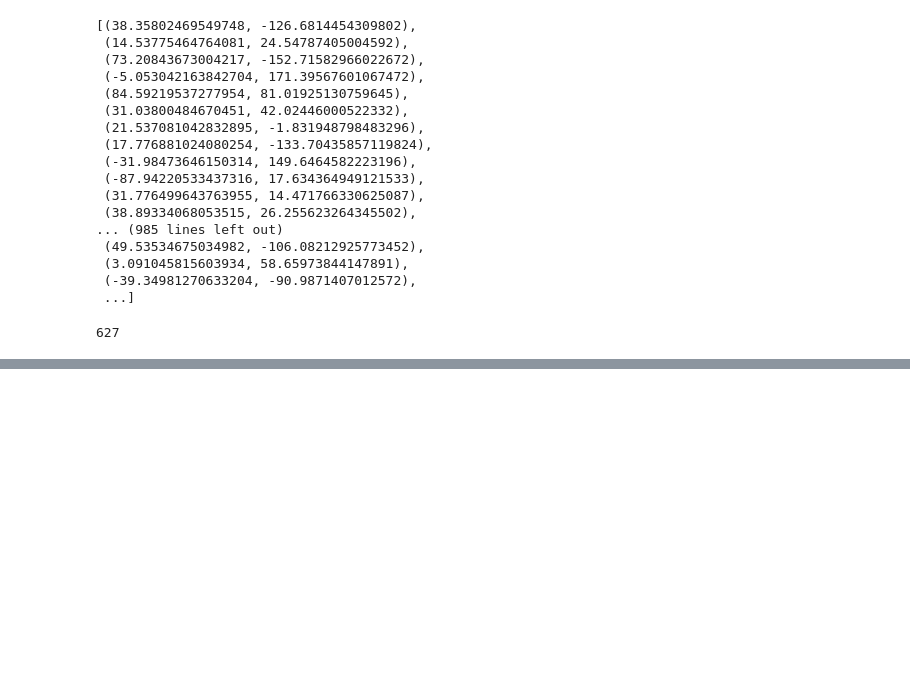
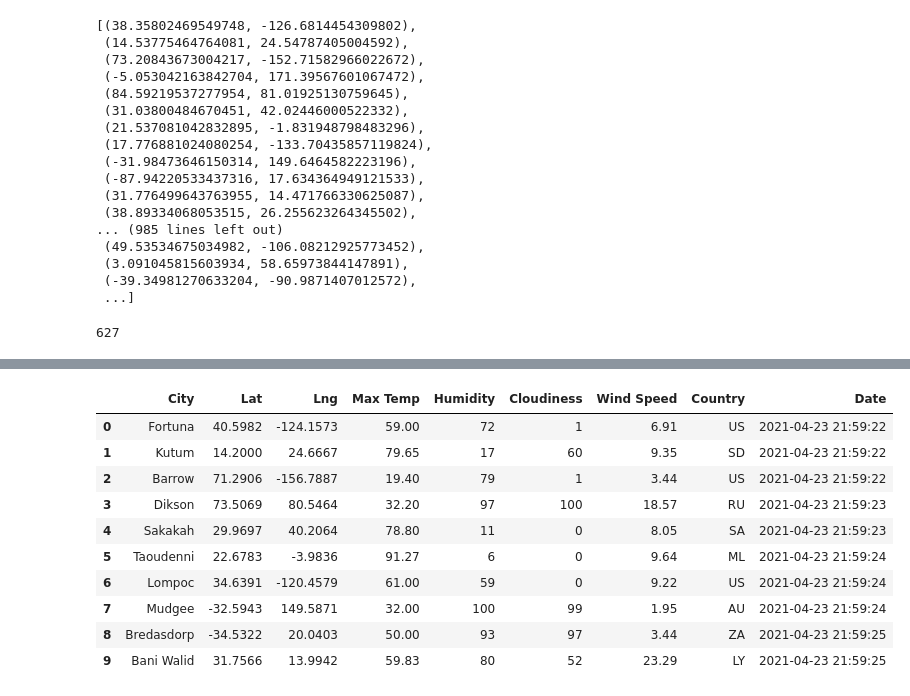
Before and after one commit to dhanaprakash1/World_Weather_Analysis, a Jupyter notebook: WeatherPy.ipynb, the cells around one changed output, grey strips where cells are left out. Saved outputs shown, nothing was run; the diff lists cells and outputs as text; code cells hidden in the pictures; blank space fills up the shorter version.

Commit message:
city weatherdata

```diff
--- a/WeatherPy.ipynb
+++ b/WeatherPy.ipynb
@@ -53,0 +60,4 @@ len(cities)
+# %%
+# Starting URL for Weather Map API Call.
+url = "http://api.openweathermap.org/data/2.5/weather?units=Imperial&APPID=" + weather_api_key
+print(url)
@@ -53,0 +69,10 @@ len(cities)
+# %%
+# Create an empty list to hold the weather data.
+city_data = []
+# Print the beginning of the logging.
+print("Beginning Data Retrieval     ")
+print("-----------------------------")
+
+# Create counters.
+record_count = 1
+set_count = 1
@@ -53,0 +150,16 @@ len(cities)
+# %%
+# Convert the array of dictionaries to a Pandas DataFrame.
+city_data_df = pd.DataFrame(city_data)
+city_data_df.head(10)
+# %% [output]
+|  | City | Lat | Lng | Max Temp | Humidity | Cloudiness | Wind Speed | Country | Date |
+| 0 | Fortuna | 40.5982 | -124.1573 | 59.00 | 72 | 1 | 6.91 | US | 2021-04-23 21:59:22 |
+| 1 | Kutum | 14.2000 | 24.6667 | 79.65 | 17 | 60 | 9.35 | SD | 2021-04-23 21:59:22 |
+| 2 | Barrow | 71.2906 | -156.7887 | 19.40 | 79 | 1 | 3.44 | US | 2021-04-23 21:59:22 |
+| 3 | Dikson | 73.5069 | 80.5464 | 32.20 | 97 | 100 | 18.57 | RU | 2021-04-23 21:59:23 |
+| 4 | Sakakah | 29.9697 | 40.2064 | 78.80 | 11 | 0 | 8.05 | SA | 2021-04-23 21:59:23 |
+| 5 | Taoudenni | 22.6783 | -3.9836 | 91.27 | 6 | 0 | 9.64 | ML | 2021-04-23 21:59:24 |
+| 6 | Lompoc | 34.6391 | -120.4579 | 61.00 | 59 | 0 | 9.22 | US | 2021-04-23 21:59:24 |
+| 7 | Mudgee | -32.5943 | 149.5871 | 32.00 | 100 | 99 | 1.95 | AU | 2021-04-23 21:59:24 |
+| 8 | Bredasdorp | -34.5322 | 20.0403 | 50.00 | 93 | 97 | 3.44 | ZA | 2021-04-23 21:59:25 |
+| 9 | Bani Walid | 31.7566 | 13.9942 | 59.83 | 80 | 52 | 23.29 | LY | 2021-04-23 21:59:25 |
```
Also changed, not shown: parts of 6 cells of this notebook, 7 other files.
